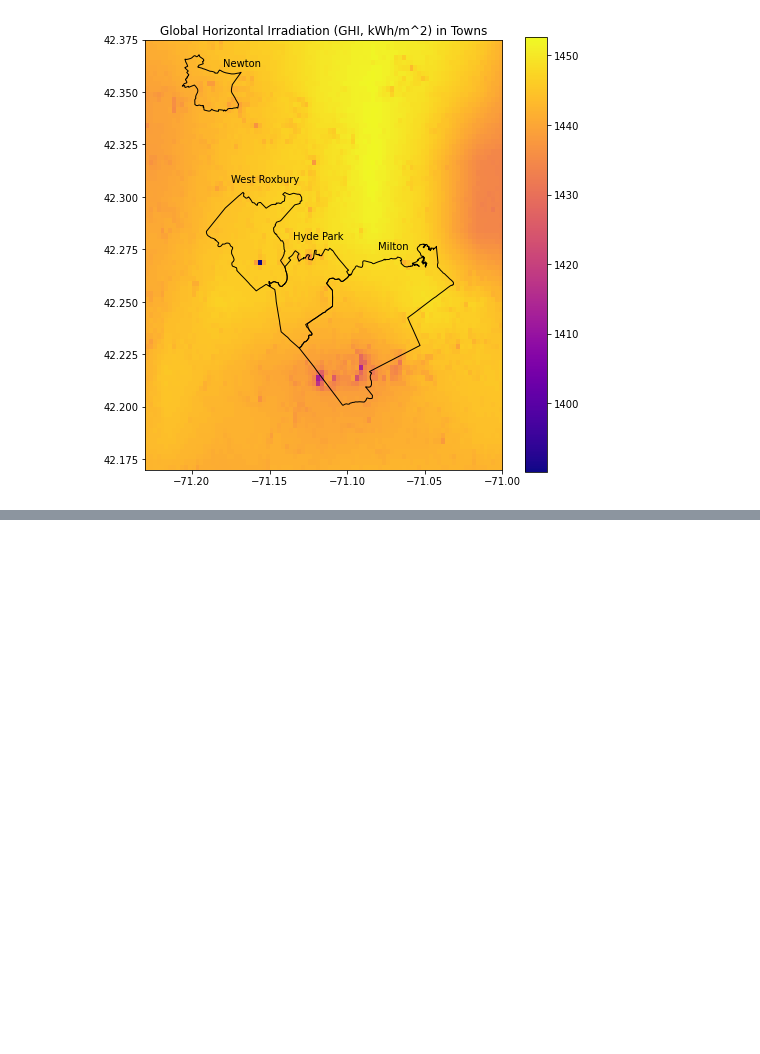
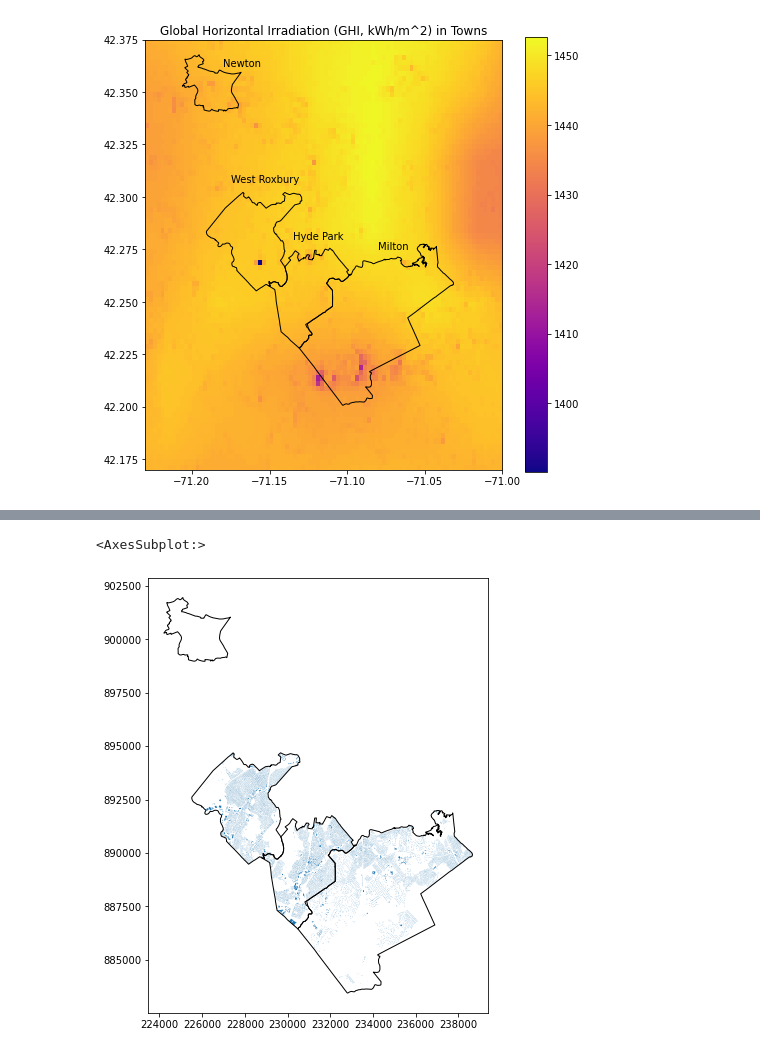
Before and after one commit to ghostpress/ma-solar, a Jupyter notebook: code/initViz.ipynb, the cells around one changed output, grey strips where cells are left out. Saved outputs shown, nothing was run; the diff lists cells and outputs as text; code cells hidden in the pictures; blank space fills up the shorter version.

Commit message:
Created Milton rooftop layer

```diff
--- a/code/initViz.ipynb
+++ b/code/initViz.ipynb
@@ -448,0 +435,16 @@ Datum: North American Datum 1983
+# %%
+# Need to isolate just the rooftops in West Roxbury and Hyde Park
+# TEMPORARY - while unable to replicate QGIS command in Python:
+
+roofsWRHP   = gpd.read_file(dataDir('intersections/roofprintsWRHP.shp'))
+roofsMilton = gpd.read_file(dataDir('intersections/roofprintsMilton.shp'))
+# %%
+fig5, ax5 = plt.subplots()
+fig5.set_size_inches(8, 8)
+
+roofsWRHP.plot(ax=ax5)
+roofsMilton.plot(ax=ax5)
+isolMA.plot(ax=ax5, color='None', edgecolor='black')
+# %% [output]
+<AxesSubplot:>
+[figure, added]
```
Also changed, not shown: parts of 20 cells of this notebook.
